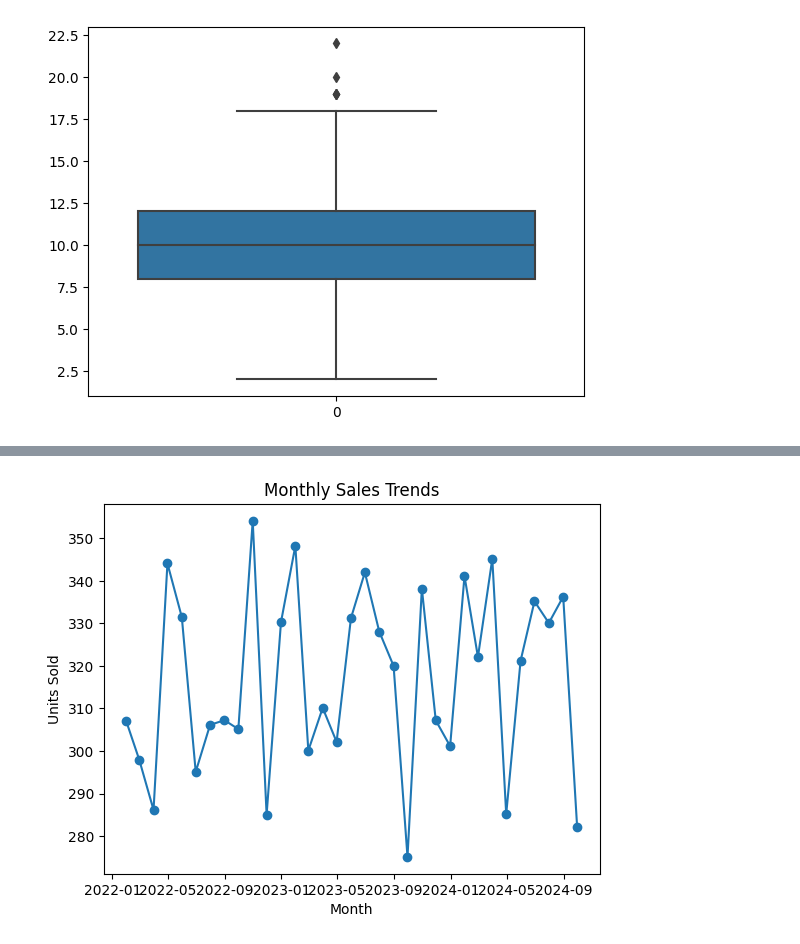
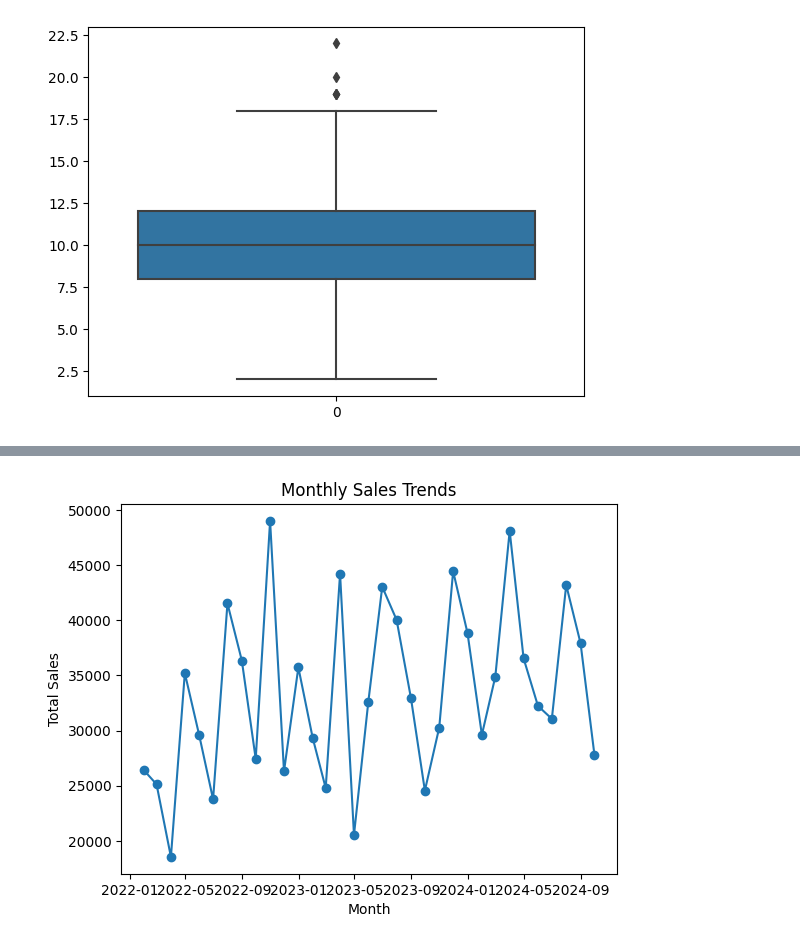
Before and after one commit to LuyiLiuAmber/Luyi, a Jupyter notebook: assignment 1/Luyi Liu_assign1.ipynb, the cells around one changed output, grey strips where cells are left out. Saved outputs shown, nothing was run; the diff lists cells and outputs as text; code cells hidden in the pictures.

```diff
--- a/assignment 1/Luyi Liu_assign1.ipynb
+++ b/assignment 1/Luyi Liu_assign1.ipynb
@@ -261,0 +195,3 @@ sns.boxplot(x="Product", y="Units Sold", data = df)
+# %%
+#Add Total Sales column
+df['Total Sales'] = df['Price'] * df['Units Sold']
@@ -283,0 +253,3 @@ df.groupby('Product')['Units Sold'].aggregate(['mean','min','max','median',"sum"
+# %%
+drop_index = [969]
+df.drop(drop_index, axis =0, inplace = True)
@@ -284,19 +311,18 @@ df.groupby('Product')['Units Sold'].aggregate(['mean','min','max','median',"sum"
 # %%
-#add monthly and quarterly sales columns
 df['Sale Date'] = pd.to_datetime(df['Sale Date'])
 df = df.set_index('Sale Date')
-df_monthly_sales = df['Units Sold'].resample('M').sum()
-df_quarterly_sales = df['Units Sold'].resample('Q').sum()
+#add monthly and quarterly sales columns
+df_monthly_sales= df['Total Sales'].resample('M').sum()
+df_quarterly_sales = df['Total Sales'].resample('Q').sum()
 # %%
-#import plt and show the trend of monthly sales of the total products
-import matplotlib.pyplot as plt
+#show the trend of monthly sales of the total products
 plt.plot(df_monthly_sales, marker='o')
 plt.xlabel('Month')
-plt.ylabel('Units Sold')
+plt.ylabel('Total Sales')
 plt.title('Monthly Sales Trends')
 plt.show()
 # %% [output]
-[figure, old version]
+[figure, new version]
 # %%
 #show the trend of quarterly sales of the total products
 plt.plot(df_quarterly_sales, marker='o')
```
Also changed, not shown: parts of 37 cells of this notebook.
